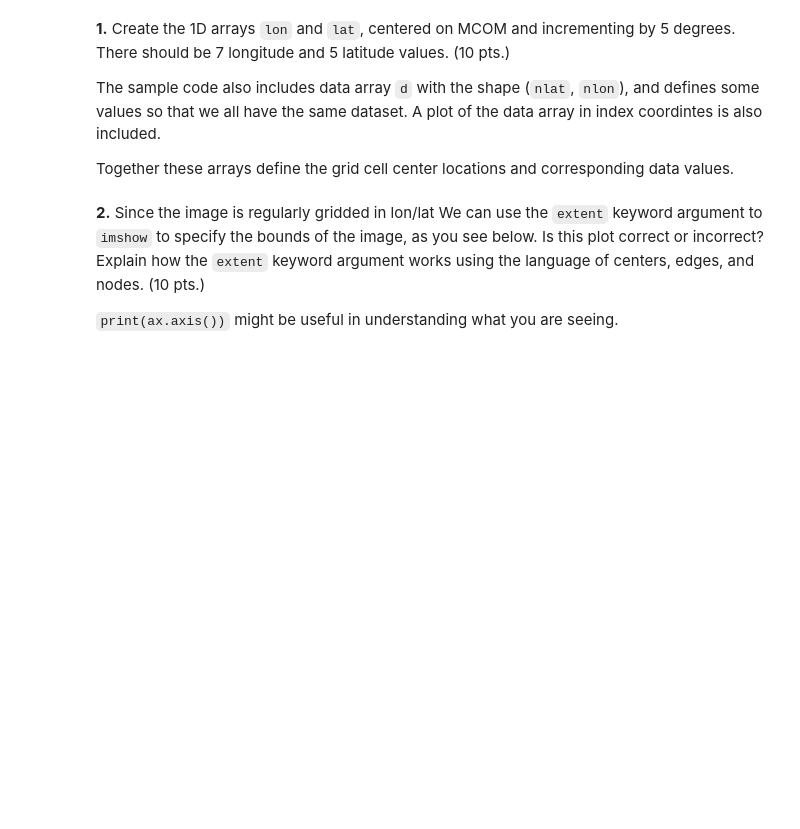
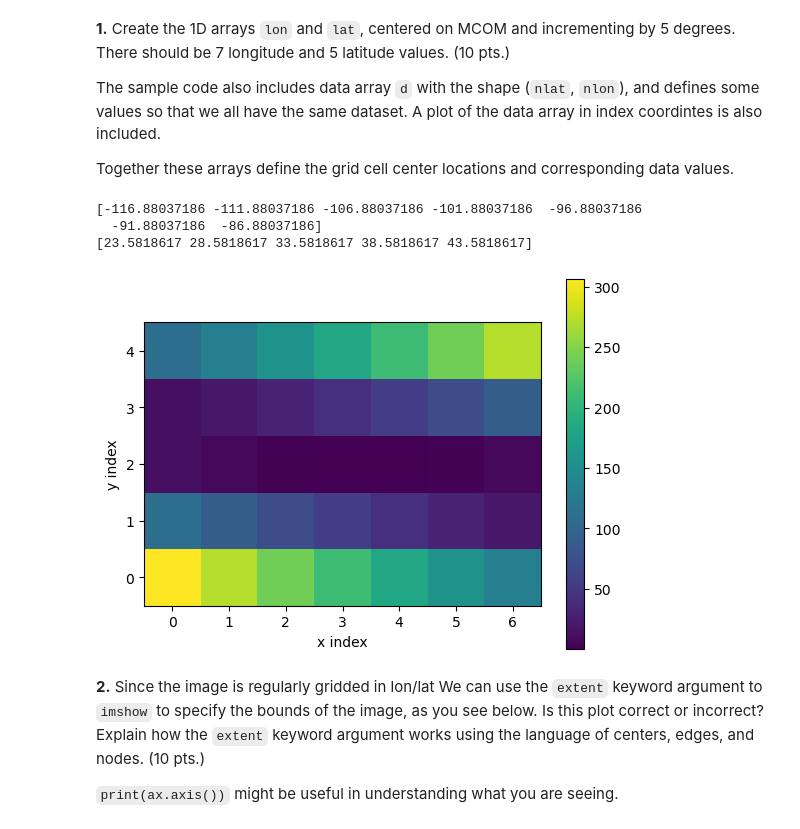
Before and after one commit to KyleWat/DataFieldsCode, a Jupyter notebook: Homework 1.ipynb, the cells around one changed output. Saved outputs shown, nothing was run; the diff lists cells and outputs as text; code cells hidden in the pictures; blank space fills up the shorter version.

```diff
--- a/Homework 1.ipynb
+++ b/Homework 1.ipynb
@@ -34,22 +34,28 @@ Together these arrays define the grid cell center locations and corresponding da
 # %%
 nlon = 7
 nlat = 5
 dlon, dlat = 5.0, 5.0
 
 d = (np.arange(nlon*nlat) - (nlon*nlat/2.0))**2.0
 d.shape = (nlat, nlon)
 
 fig = plt.figure()
 ax = fig.add_subplot(111)
 im = ax.imshow(d, origin='lower')
 plt.colorbar(im)
 ax.set_xlabel('x index')
 ax.set_ylabel('y index')
 
-# lon = ### Your code here.
-# lat =
+lon = (mcom_lon-(dlon*(nlon-1)*0.5)) + (np.arange(nlon)*dlon)
+lat = (mcom_lat-(dlon*(nlat-1)*0.5)) + (np.arange(nlat)*dlon)
+
 print(lon)
 print(lat)
+# %% [output]
+[-116.88037186 -111.88037186 -106.88037186 -101.88037186  -96.88037186
+  -91.88037186  -86.88037186]
+[23.5818617 28.5818617 33.5818617 38.5818617 43.5818617]
+[figure, added]
 # %% [markdown]
 **2.** Since the image is regularly gridded in lon/lat We can use the `extent` keyword argument to `imshow` to specify the bounds of the image, as you see below. Is this plot correct or incorrect? Explain how the `extent` keyword argument works using the language of centers, edges, and nodes. (10 pts.)
 
```
Also changed, not shown: parts of 10 cells of this notebook.
